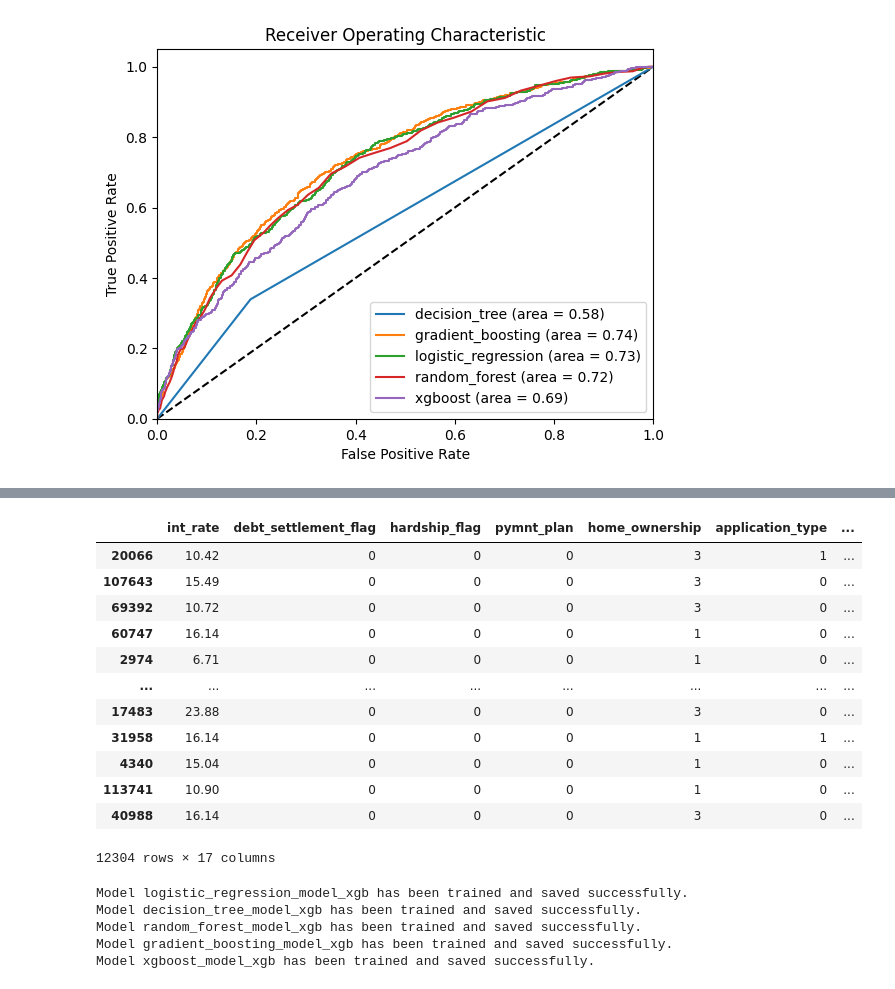
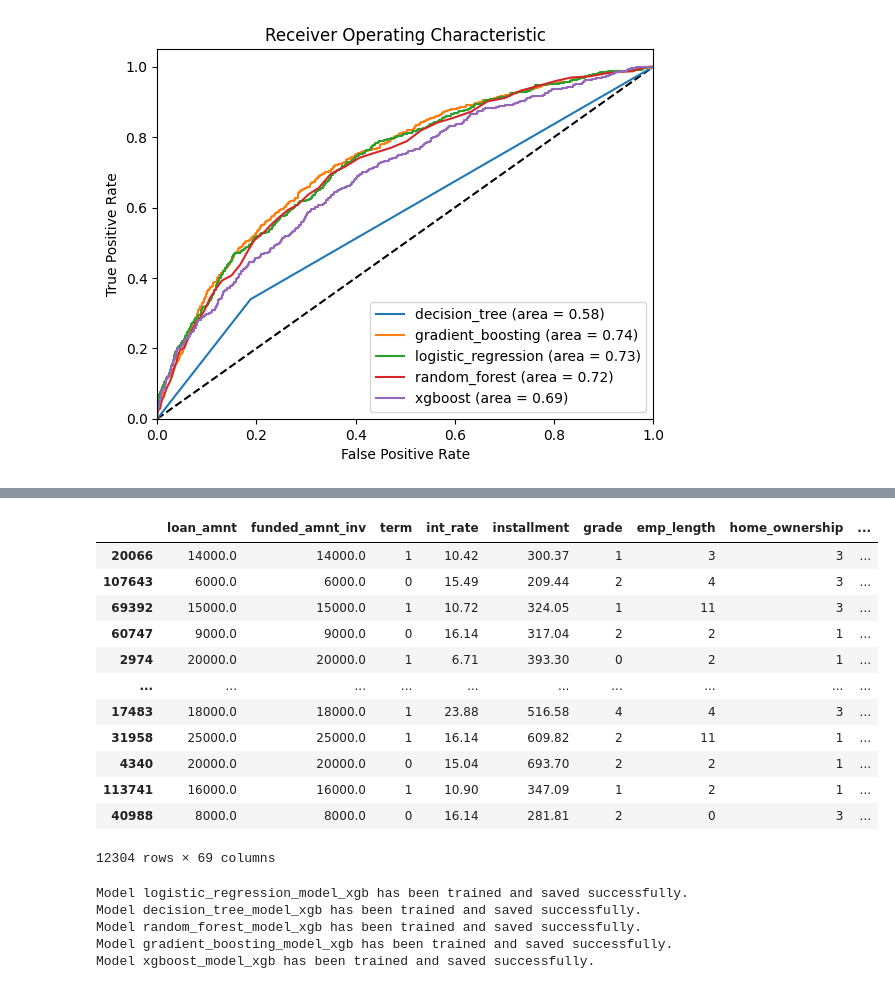
Before and after one commit to hoobys/Reproducible-Research-uni-project, a Jupyter notebook: report.ipynb, the cells around one changed output, grey strips where cells are left out. Saved outputs shown, nothing was run; the diff lists cells and outputs as text; code cells hidden in the pictures.

```diff
--- a/report.ipynb
+++ b/report.ipynb
@@ -210,7 +194,7 @@ filtered_df
 from rr_project.feature_selection_xgb import feature_selection_xgb
 
 xgb_feature_names = feature_selection_xgb(
-    wrangled_df.drop(["target"], axis=1), wrangled_df["target"], 17
+    wrangled_df.drop(["target"], axis=1), wrangled_df["target"]
 )
 
 df_features_xgb = wrangled_df[xgb_feature_names + ["target"]]
@@ -277,23 +268,21 @@ plt.show()
 # %%
-from rr_project.split_data import split_data
-
-X_train, X_test, y_train, y_test = split_data(
+X_train_xgb, X_test_xgb, y_train_xgb, y_test_xgb = split_data(
     df_features_xgb.drop(["target"], axis=1), df_features_xgb["target"]
 )
 
-X_train
+X_train_xgb
 # %% [output]
-|  | int_rate | debt_settlement_flag | hardship_flag | pymnt_plan | home_ownership | application_type | ... |
-| 20066 | 10.42 | 0 | 0 | 0 | 3 | 1 | ... |
-| 107643 | 15.49 | 0 | 0 | 0 | 3 | 0 | ... |
-| 69392 | 10.72 | 0 | 0 | 0 | 3 | 0 | ... |
-| 60747 | 16.14 | 0 | 0 | 0 | 1 | 0 | ... |
-| 2974 | 6.71 | 0 | 0 | 0 | 1 | 0 | ... |
-| ... | ... | ... | ... | ... | ... | ... | ... |
-| 17483 | 23.88 | 0 | 0 | 0 | 3 | 0 | ... |
-| 31958 | 16.14 | 0 | 0 | 0 | 1 | 1 | ... |
-| 4340 | 15.04 | 0 | 0 | 0 | 1 | 0 | ... |
-| 113741 | 10.90 | 0 | 0 | 0 | 1 | 0 | ... |
-| 40988 | 16.14 | 0 | 0 | 0 | 3 | 0 | ... |
+|  | loan_amnt | funded_amnt_inv | term | int_rate | installment | grade | emp_length | home_ownership | ... |
+| 20066 | 14000.0 | 14000.0 | 1 | 10.42 | 300.37 | 1 | 3 | 3 | ... |
+| 107643 | 6000.0 | 6000.0 | 0 | 15.49 | 209.44 | 2 | 4 | 3 | ... |
+| 69392 | 15000.0 | 15000.0 | 1 | 10.72 | 324.05 | 1 | 11 | 3 | ... |
+| 60747 | 9000.0 | 9000.0 | 0 | 16.14 | 317.04 | 2 | 2 | 1 | ... |
+| 2974 | 20000.0 | 20000.0 | 1 | 6.71 | 393.30 | 0 | 2 | 1 | ... |
+| ... | ... | ... | ... | ... | ... | ... | ... | ... | ... |
+| 17483 | 18000.0 | 18000.0 | 1 | 23.88 | 516.58 | 4 | 4 | 3 | ... |
+| 31958 | 25000.0 | 25000.0 | 1 | 16.14 | 609.82 | 2 | 11 | 1 | ... |
+| 4340 | 20000.0 | 20000.0 | 0 | 15.04 | 693.70 | 2 | 2 | 1 | ... |
+| 113741 | 16000.0 | 16000.0 | 1 | 10.90 | 347.09 | 1 | 2 | 1 | ... |
+| 40988 | 8000.0 | 8000.0 | 0 | 16.14 | 281.81 | 2 | 0 | 3 | ... |
-12304 rows × 17 columns
+12304 rows × 69 columns
 # %%
```
Also changed, not shown: parts of 8 cells of this notebook, 8 other files.
